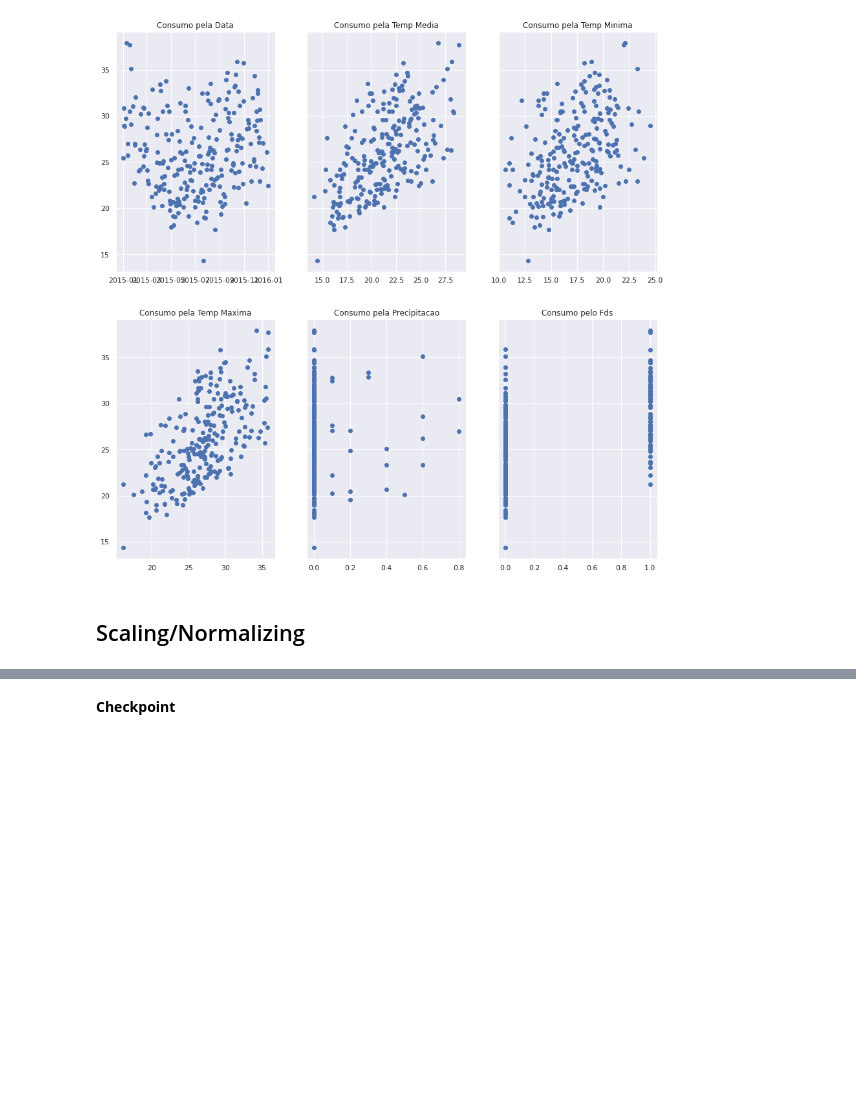
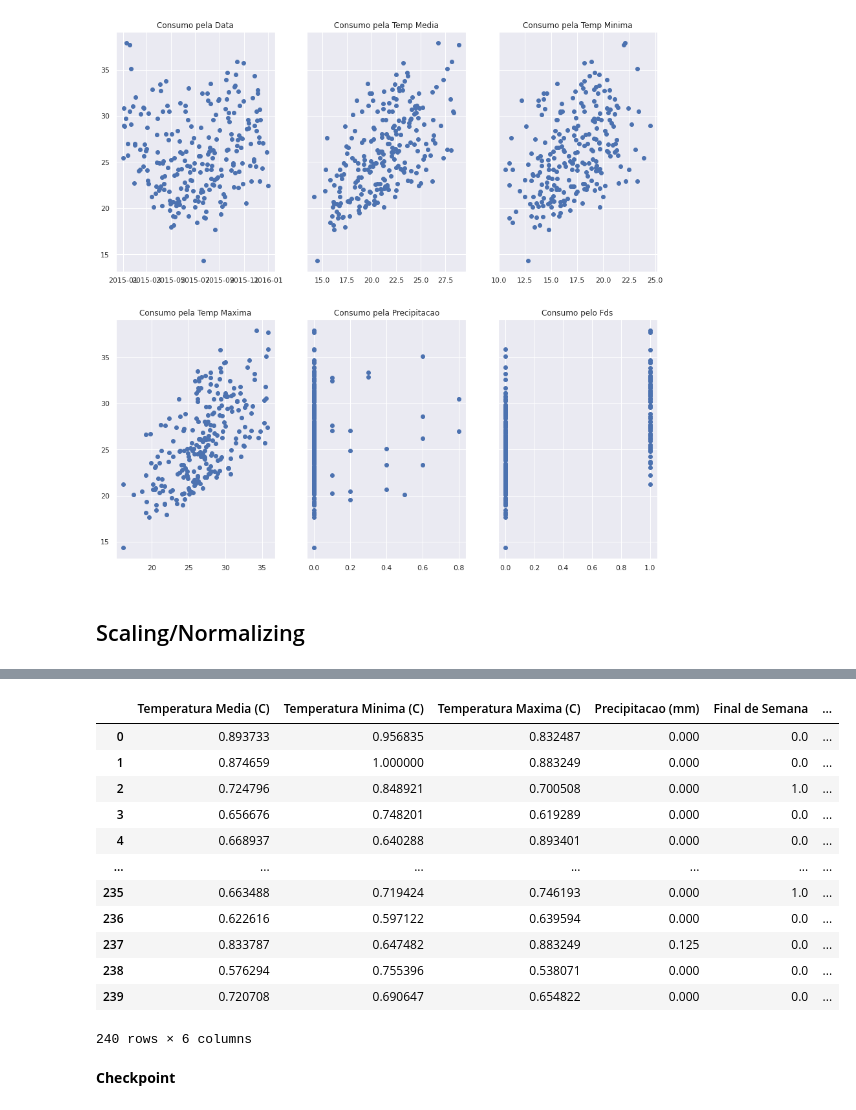
Before and after one commit to gus-phys/AI2-resources, a Jupyter notebook: 06-introducao-ml/aula2/KNN-Regressor/KNN-Regressor.ipynb, the cells around one changed output, grey strips where cells are left out. Saved outputs shown, nothing was run; the diff lists cells and outputs as text; code cells hidden in the pictures; blank space fills up the shorter version.

```diff
--- a/06-introducao-ml/aula2/KNN-Regressor/KNN-Regressor.ipynb
+++ b/06-introducao-ml/aula2/KNN-Regressor/KNN-Regressor.ipynb
@@ -184,3 +223,19 @@ plt.show()
+# %%
+df_norm
+# %% [output]
+|  | Temperatura Media (C) | Temperatura Minima (C) | Temperatura Maxima (C) | Precipitacao (mm) | Final de Semana | ... |
+| 0 | 0.893733 | 0.956835 | 0.832487 | 0.000 | 0.0 | ... |
+| 1 | 0.874659 | 1.000000 | 0.883249 | 0.000 | 0.0 | ... |
+| 2 | 0.724796 | 0.848921 | 0.700508 | 0.000 | 1.0 | ... |
+| 3 | 0.656676 | 0.748201 | 0.619289 | 0.000 | 0.0 | ... |
+| 4 | 0.668937 | 0.640288 | 0.893401 | 0.000 | 0.0 | ... |
+| ... | ... | ... | ... | ... | ... | ... |
+| 235 | 0.663488 | 0.719424 | 0.746193 | 0.000 | 1.0 | ... |
+| 236 | 0.622616 | 0.597122 | 0.639594 | 0.000 | 0.0 | ... |
+| 237 | 0.833787 | 0.647482 | 0.883249 | 0.125 | 0.0 | ... |
+| 238 | 0.576294 | 0.755396 | 0.538071 | 0.000 | 0.0 | ... |
+| 239 | 0.720708 | 0.690647 | 0.654822 | 0.000 | 0.0 | ... |
+240 rows × 6 columns
 # %% [markdown]
 **Checkpoint**
 # %%
```
Also changed, not shown: parts of 26 cells of this notebook.
